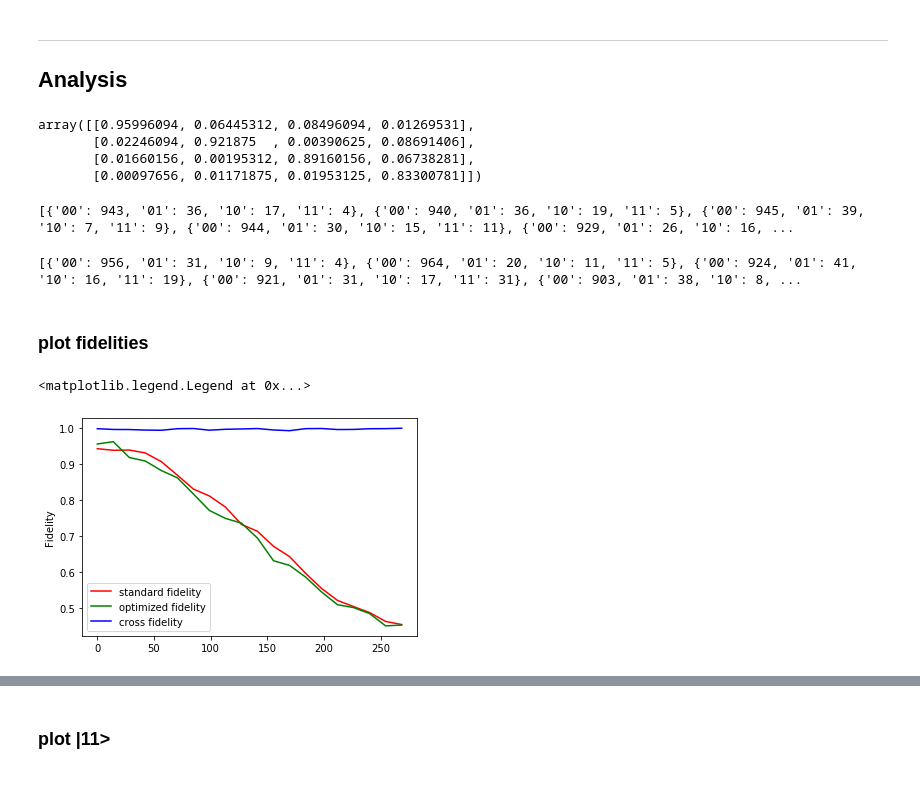
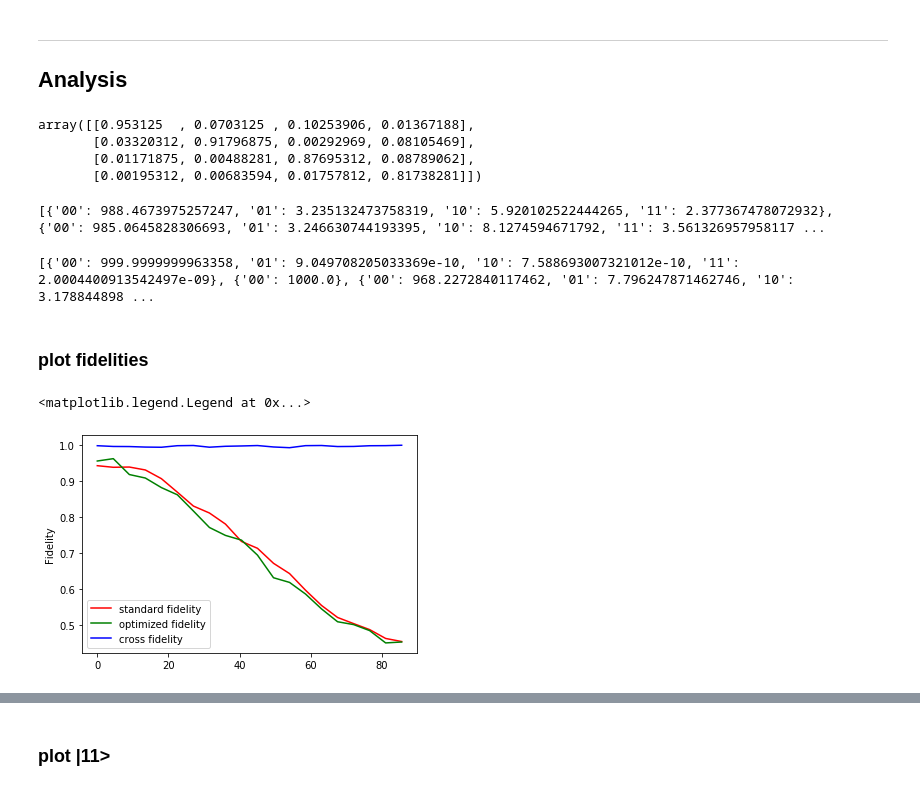
Before and after one commit to singular-value/optimizations_via_openpulse, a Jupyter notebook: ZZ_Interaction_EXPERIMENT.ipynb, the cells around one changed output, grey strips where cells are left out. Drawn from its saved outputs; the diff is of its cells as text; code cells hidden in the pictures.

```diff
--- a/ZZ_Interaction_EXPERIMENT.ipynb
+++ b/ZZ_Interaction_EXPERIMENT.ipynb
@@ -122,9 +93,9 @@ def make_u3s(circ):
 # %%
 import qiskit.ignis.mitigation.measurement as mit
 meas_qcs, meas_labels = mit.complete_meas_cal(qubit_list=[0,1])
-#meas_qcs_transpiled = q.transpile(meas_qcs, backend, basis_gates=['x'])
-#meas_schedules = q.schedule(meas_qcs_transpiled, backend=backend, cmd_def=cmd_def)
-job_mit = q.execute(meas_qcs, backend, initial_layout=[0,1])
+meas_qcs_transpiled = q.transpile(meas_qcs, backend, basis_gates=['x'])
+meas_schedules = q.schedule(meas_qcs_transpiled, backend=backend, cmd_def=cmd_def)
+job_mit = q.execute(meas_schedules, backend)
 # %%
 job_mit.status()
 # %% [output]
@@ -136,11 +109,11 @@ job_mit.status()
 result = backend.retrieve_job('5dd76fabf5613200186ad136').result()
 # %%
 # mitigate results
-result_mit = job_mit.result()
+result_mit = marginal_counts(job_mit.result(), [0,1])
 readout_fitter = mit.CompleteMeasFitter(result_mit, meas_labels)
 readout_fitter.cal_matrix
 # %% [output]
-array([[0.95996094, 0.06445312, 0.08496094, 0.01269531],
-       [0.02246094, 0.921875  , 0.00390625, 0.08691406],
-       [0.01660156, 0.00195312, 0.89160156, 0.06738281],
-       [0.00097656, 0.01171875, 0.01953125, 0.83300781]])
+array([[0.953125  , 0.0703125 , 0.10253906, 0.01367188],
+       [0.03320312, 0.91796875, 0.00292969, 0.08105469],
+       [0.01171875, 0.00488281, 0.87695312, 0.08789062],
+       [0.00195312, 0.00683594, 0.01757812, 0.81738281]])
@@ -149,21 +120,21 @@ from qiskit.ignis.verification.tomography.data import marginal_counts
 # %%
 standard_counts_list = []
 for i in range(len(thetas)):
-    counts = marginal_counts(result.get_counts(i), meas_qubits=[0,1])
-    #counts = readout_fitter.filter.apply(counts)
+    counts = marginal_counts(result.get_counts(i), [0,1])
+    counts = readout_fitter.filter.apply(counts)
     standard_counts_list.append(counts)
 print(standard_counts_list)
 # %% [output]
-[{'00': 943, '01': 36, '10': 17, '11': 4}, {'00': 940, '01': 36, '10': 19, '11': 5}, {'00': 945, '01': 39, '10': 7, '11': 9}, {'00': 944, '01': 30, '10': 15, '11': 11}, {'00': 929, '01': 26, '10': 16, ...
+[{'00': 988.4673975257247, '01': 3.235132473758319, '10': 5.920102522444265, '11': 2.377367478072932}, {'00': 985.0645828306693, '01': 3.246630744193395, '10': 8.1274594671792, '11': 3.561326957958117 ...
 # %%
 optimized_counts_list = []
 for i in range(len(thetas), len(thetas) * 2):
-    counts = marginal_counts(result.get_counts(i), meas_qubits=[0,1])
-    #counts = readout_fitter.filter.apply(counts)
+    counts = marginal_counts(result.get_counts(i), [0,1])
+    counts = readout_fitter.filter.apply(counts)
     optimized_counts_list.append(counts)
 print(optimized_counts_list)
 # %% [output]
-[{'00': 956, '01': 31, '10': 9, '11': 4}, {'00': 964, '01': 20, '10': 11, '11': 5}, {'00': 924, '01': 41, '10': 16, '11': 19}, {'00': 921, '01': 31, '10': 17, '11': 31}, {'00': 903, '01': 38, '10': 8, ...
+[{'00': 999.9999999963358, '01': 9.049708205033369e-10, '10': 7.588693007321012e-10, '11': 2.0004400913542497e-09}, {'00': 1000.0}, {'00': 968.2272840117462, '01': 7.796247871462746, '10': 3.178844898 ...
 # %%
 # infer output state vectors, up to phase of each element (phase won't matter for overlap calculation)
 standard_state_vectors = []
@@ -208,13 +179,13 @@ for sv1, sv2 in zip(standard_state_vectors, optimized_state_vectors):
     cross_fidelities.append(fidelity)
 # %%
 # raw
-plt.plot(thetas * 180, standard_fidelities, 'r')
-plt.plot(thetas * 180, optimized_fidelities, 'g')
-plt.plot(thetas * 180, cross_fidelities, 'b')
+plt.plot(thetas * 180 / np.pi, standard_fidelities, 'r')
+plt.plot(thetas * 180 / np.pi, optimized_fidelities, 'g')
+plt.plot(thetas * 180 / np.pi, cross_fidelities, 'b')
 plt.ylabel('Fidelity')
 plt.legend(['standard fidelity', 'optimized fidelity', 'cross fidelity'])
 # %% [output]
 <matplotlib.legend.Legend at 0x...>
-[figure, old version]
+[figure, new version]
 # %%
 # mitigated
```
Also changed, not shown: parts of 14 cells of this notebook.
